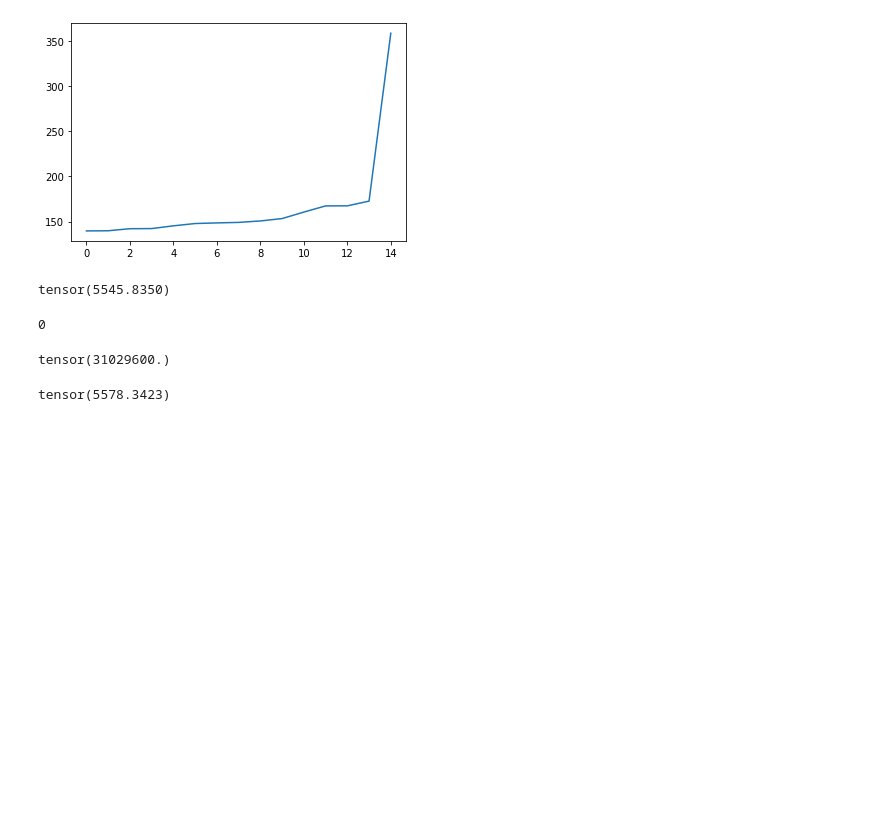
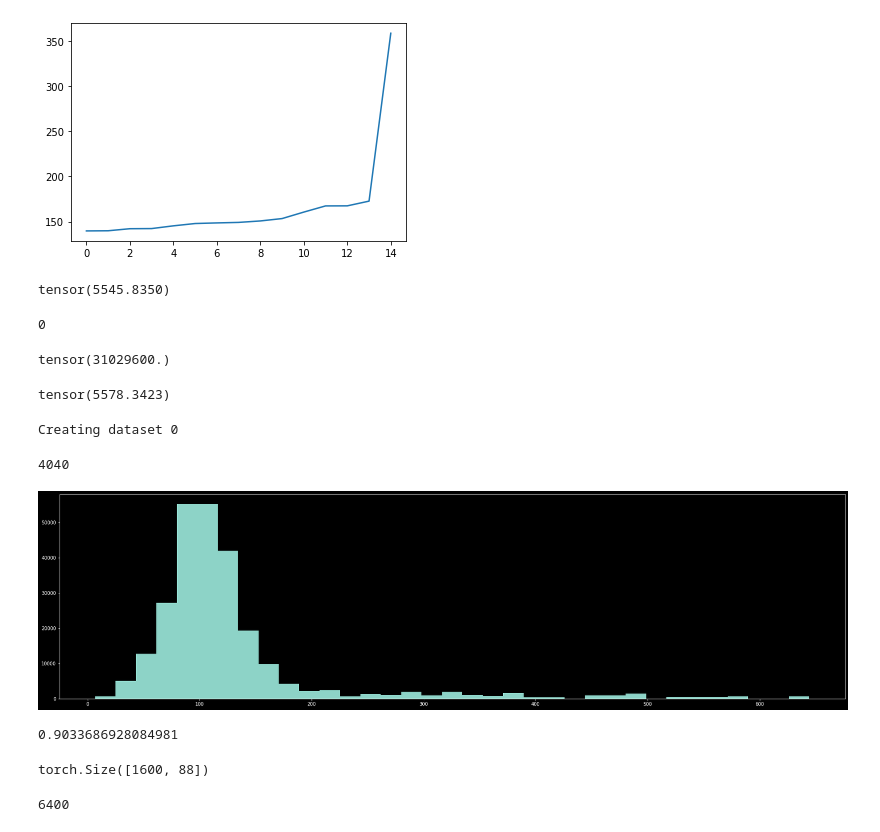
Before and after one commit to eri24816/improved-diffusion, a Jupyter notebook: test.ipynb, the cells around one changed output. Cells and saved outputs as stored; diff of their text form; code cells hidden in the pictures; blank space fills up the shorter version.

```diff
--- a/test.ipynb
+++ b/test.ipynb
@@ -176,3 +177,33 @@ tensor(31029600.)
 **2
 # %% [output]
 tensor(5578.3423)
+# %%
+data_dir = '/screamlab/home/eri24816/pianoroll_dataset/data/dataset_1/pianoroll'
+ds = PianoRollDataset(data_dir)
+# %% [output]
+Creating dataset 0
+# %%
+ds.pianorolls[0].duration
+# %% [output]
+4040
+# %%
+d = np.array([pr.duration/32 for pr in ds.pianorolls])
+# %%
+import matplotlib.pyplot as plt
+plt.style.use('dark_background')
+plt.figure(figsize=(30,8))
+_=plt.hist(d,35,weights=d)
+# %% [output]
+[figure, added]
+# %%
+sum(d[d<180])/sum(d)
+# %% [output]
+0.9033686928084981
+# %%
+ds[0].shape
+# %% [output]
+torch.Size([1600, 88])
+# %%
+200*32
+# %% [output]
+6400
```
Also changed, not shown: parts of 13 cells of this notebook, 11 other files.
